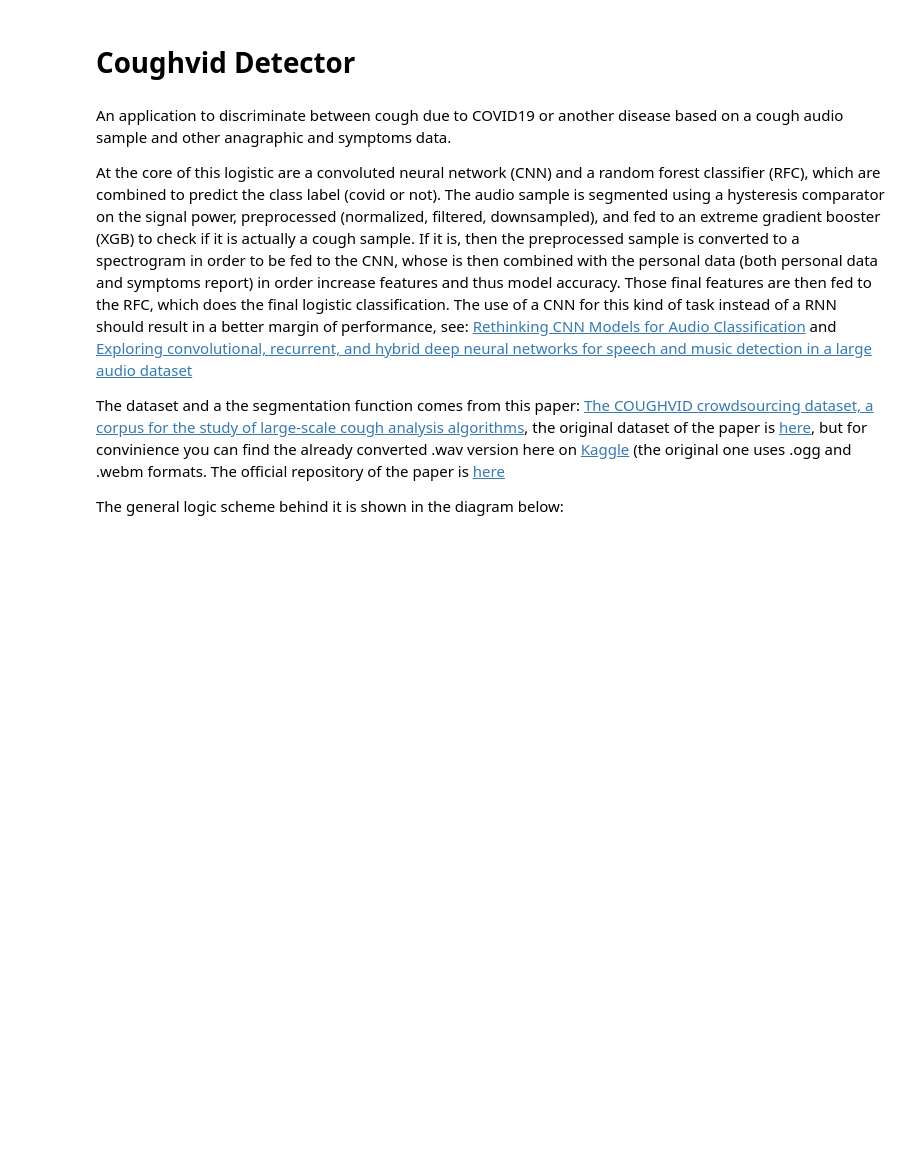
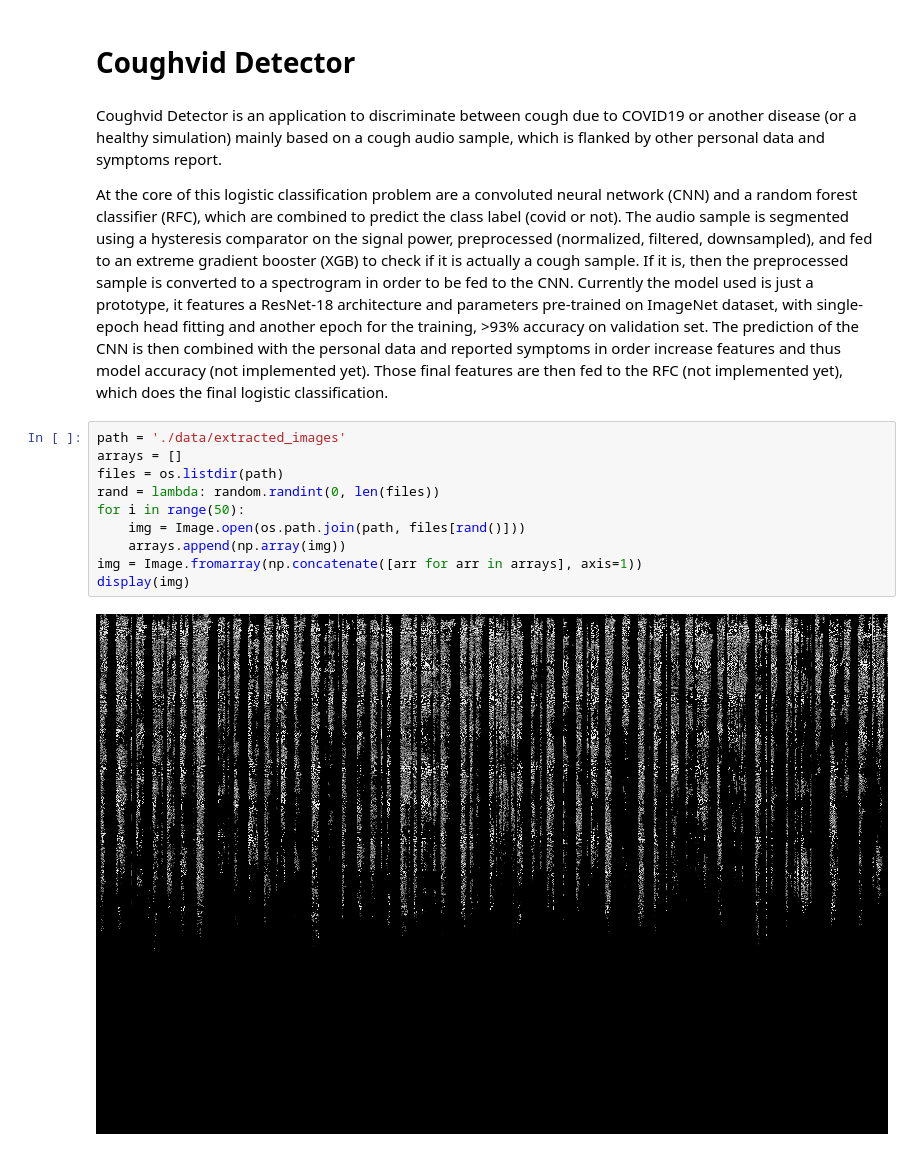
Before and after one commit to voidpunk/Coughvid-Detector, a Jupyter notebook: README.ipynb, the cells around one changed output. Cells and saved outputs as stored; diff of their text form; blank space fills up the shorter version.

```diff
--- a/README.ipynb
+++ b/README.ipynb
@@ -1,10 +7,18 @@
 # %% [markdown]
 # Coughvid Detector
 # %% [markdown]
-An application to discriminate between cough due to COVID19 or another disease based on a cough audio sample and other anagraphic and symptoms data.
+Coughvid Detector is an application to discriminate between cough due to COVID19 or another disease (or a healthy simulation) mainly based on a cough audio sample, which is flanked by other personal data and symptoms report.
 
-At the core of this logistic are a convoluted neural network (CNN) and a random forest classifier (RFC), which are combined to predict the class label (covid or not). The audio sample is segmented using a hysteresis comparator on the signal power, preprocessed (normalized, filtered, downsampled), and fed to an extreme gradient booster (XGB) to check if it is actually a cough sample. If it is, then the preprocessed sample is converted to a spectrogram in order to be fed to the CNN, whose is then combined with the personal data (both personal data and symptoms report) in order increase features and thus model accuracy. Those final features are then fed to the RFC, which does the final logistic classification. The use of a CNN for this kind of task instead of a RNN should result in a better margin of performance, see: [Rethinking CNN Models for Audio Classification](https://arxiv.org/abs/2007.11154) and [Exploring convolutional, recurrent, and hybrid deep neural networks for speech and music detection in a large audio dataset](https://asmp-eurasipjournals.springeropen.com/articles/10.1186/s13636-019-0152-1)
-
-The dataset and a the segmentation function comes from this paper: [The COUGHVID crowdsourcing dataset, a corpus for the study of large-scale cough analysis algorithms](https://www.nature.com/articles/s41597-021-00937-4), the original dataset of the paper is [here](https://zenodo.org/record/4498364), but for convinience you can find the already converted .wav version here on [Kaggle](https://www.kaggle.com/datasets/nasrulhakim86/coughvid-wav) (the original one uses .ogg and .webm formats. The official repository of the paper is [here](https://c4science.ch/diffusion/10770/)
-
-The general logic scheme behind it is shown in the diagram below:
+At the core of this logistic classification problem are a convoluted neural network (CNN) and a random forest classifier (RFC), which are combined to predict the class label (covid or not). The audio sample is segmented using a hysteresis comparator on the signal power, preprocessed (normalized, filtered, downsampled), and fed to an extreme gradient booster (XGB) to check if it is actually a cough sample. If it is, then the preprocessed sample is converted to a spectrogram in order to be fed to the CNN. Currently the model used is just a prototype, it features a ResNet-18 architecture and parameters pre-trained on ImageNet dataset, with single-epoch head fitting and another epoch for the training, >93% accuracy on validation set. The prediction of the CNN  is then combined with the personal data and reported symptoms in order increase features and thus model accuracy (not implemented yet). Those final features are then fed to the RFC (not implemented yet), which does the final logistic classification.
+# %%
+path = './data/extracted_images'
+arrays = []
+files = os.listdir(path)
+rand = lambda: random.randint(0, len(files))
+for i in range(50):
+    img = Image.open(os.path.join(path, files[rand()]))
+    arrays.append(np.array(img))
+img = Image.fromarray(np.concatenate([arr for arr in arrays], axis=1))
+display(img)
+# %% [output]
+[figure, added]
```
Also changed, not shown: parts of 4 cells of this notebook, 3 other files.
